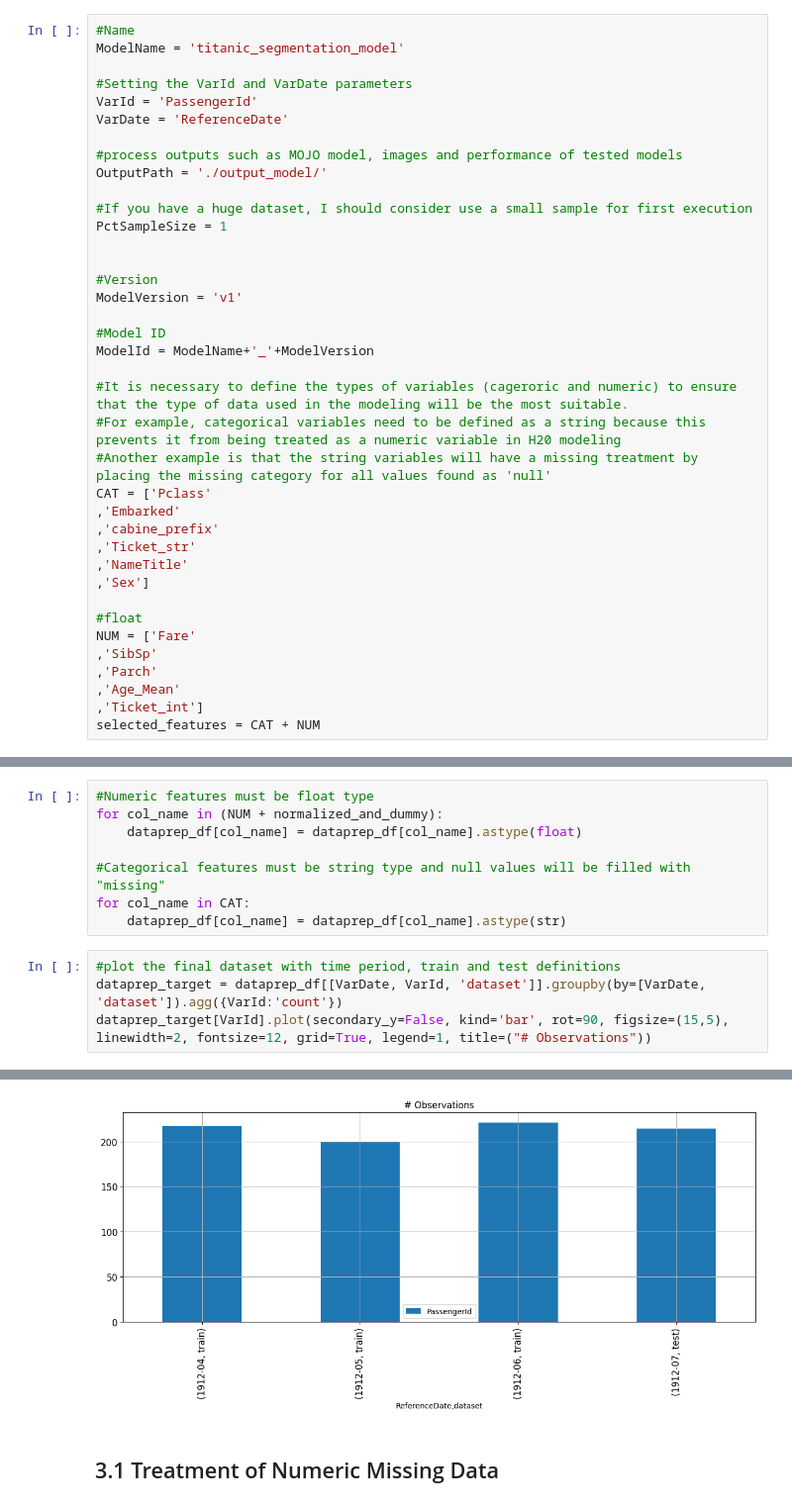
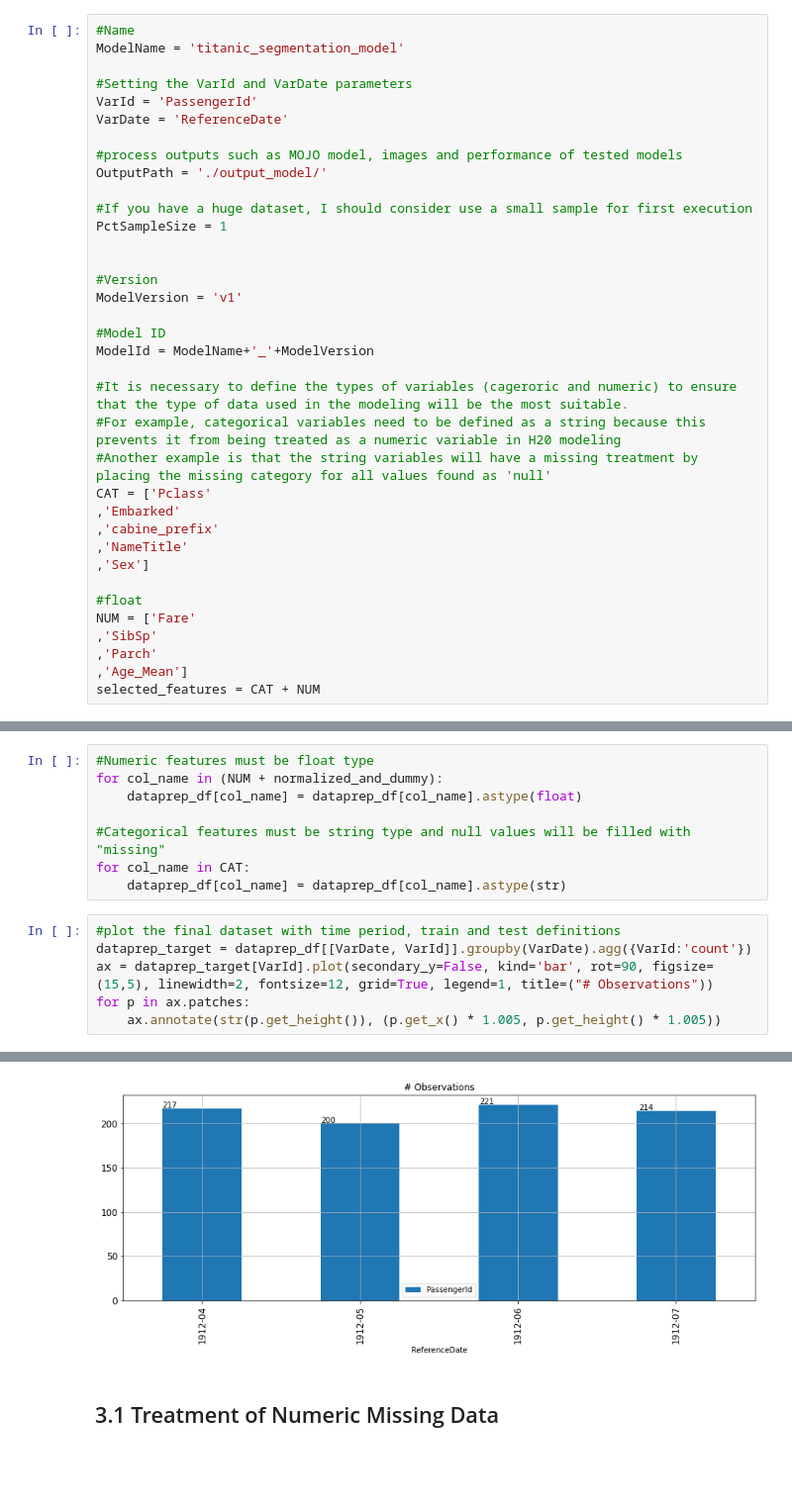
Before and after one commit to maxreis86/FIEP-Machine-Learning-e-Computacao-em-Nuvem, a Jupyter notebook: clusters_segmentation/2_Fast_Machine_Learning.ipynb, the cells around one changed output, grey strips where cells are left out. Shown: that part at 99% size. Cells and saved outputs as stored; diff of their text form; blank space fills up the shorter version.

Commit message:
final version with titanic dataset

```diff
--- a/clusters_segmentation/2_Fast_Machine_Learning.ipynb
+++ b/clusters_segmentation/2_Fast_Machine_Learning.ipynb
@@ -49,7 +36,6 @@ ModelId = ModelName+'_'+ModelVersion
 CAT = ['Pclass'
 ,'Embarked'
 ,'cabine_prefix'
-,'Ticket_str'
 ,'NameTitle'
 ,'Sex']
 
@@ -57,8 +43,7 @@ CAT = ['Pclass'
 NUM = ['Fare'
 ,'SibSp'
 ,'Parch'
-,'Age_Mean'
-,'Ticket_int']
+,'Age_Mean']
 selected_features = CAT + NUM
 # %% [markdown]
 # 2. Import Libraries
@@ -119,6 +110,8 @@ for col_name in CAT:
     dataprep_df[col_name] = dataprep_df[col_name].astype(str)
 # %%
 #plot the final dataset with time period, train and test definitions
-dataprep_target = dataprep_df[[VarDate, VarId, 'dataset']].groupby(by=[VarDate, 'dataset']).agg({VarId:'count'})
-dataprep_target[VarId].plot(secondary_y=False, kind='bar', rot=90, figsize=(15,5), linewidth=2, fontsize=12, grid=True, legend=1, title=("# Observations"))
+dataprep_target = dataprep_df[[VarDate, VarId]].groupby(VarDate).agg({VarId:'count'})
+ax = dataprep_target[VarId].plot(secondary_y=False, kind='bar', rot=90, figsize=(15,5), linewidth=2, fontsize=12, grid=True, legend=1, title=("# Observations"))
+for p in ax.patches:
+    ax.annotate(str(p.get_height()), (p.get_x() * 1.005, p.get_height() * 1.005))
 # %% [output]
@@ -126,4 +118,4 @@ dataprep_target[VarId].plot(secondary_y=False, kind='bar', rot=90, figsize=(15,5
-[figure, old version]
+[figure, new version]
 # %% [markdown]
 ## 3.1 Treatment of Numeric Missing Data
 # %%
```
Also changed, not shown: parts of 33 cells of this notebook, 14 other files.
